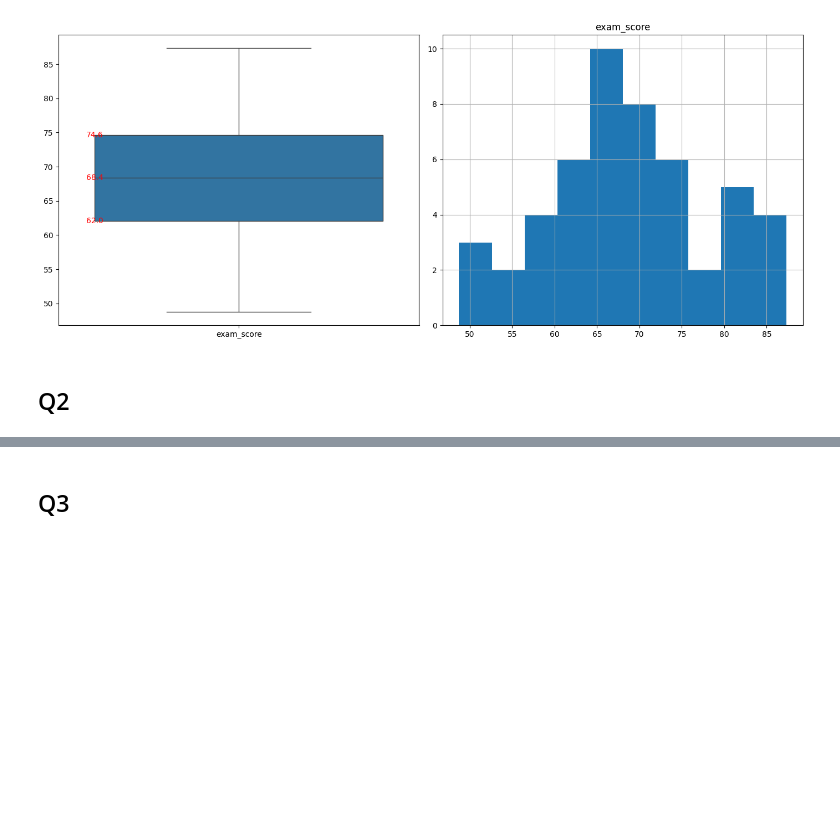
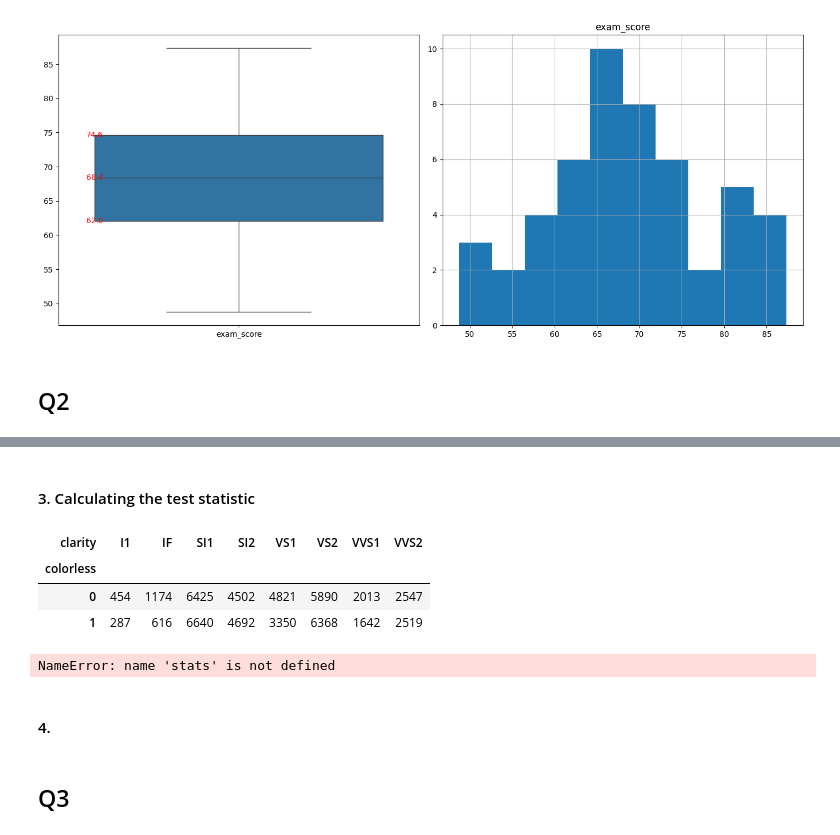
Before and after one commit to berstearns/garbage_collector, a Jupyter notebook: CCT/stats/CA2/CA2-stats.ipynb, the cells around one changed output, grey strips where cells are left out. Cells and saved outputs as stored; diff of their text form; code cells hidden in the pictures; blank space fills up the shorter version.

```diff
--- a/CCT/stats/CA2/CA2-stats.ipynb
+++ b/CCT/stats/CA2/CA2-stats.ipynb
@@ -127,0 +184,7 @@ plt.show()
+# %%
+def convert_to_colorless(color):
+    if color == "D" or color == "E" or color == "F":
+        return 1
+    else:
+        return 0
+df["colorless"] = df["color"].apply(convert_to_colorless)
@@ -128,3 +222,20 @@ plt.show()
+# %% [markdown]
+#### 3. Calculating the test statistic
+# %%
+crosstab = pd.crosstab(df["colorless"], df["clarity"])
+# %%
+crosstab
+# %% [output]
+| clarity | I1 | IF | SI1 | SI2 | VS1 | VS2 | VVS1 | VVS2 |
+| colorless |  |  |  |  |  |  |  |  |
+| 0 | 454 | 1174 | 6425 | 4502 | 4821 | 5890 | 2013 | 2547 |
+| 1 | 287 | 616 | 6640 | 4692 | 3350 | 6368 | 1642 | 2519 |
+# %%
+stats.chi2_contingency(crosstab)
+# %% [output]
+NameError: name 'stats' is not defined
+# %% [markdown]
+#### 4.
 # %% [markdown]
 ## Q3
 # %% [markdown]
```
Also changed, not shown: parts of 14 cells of this notebook, 1 other file.
